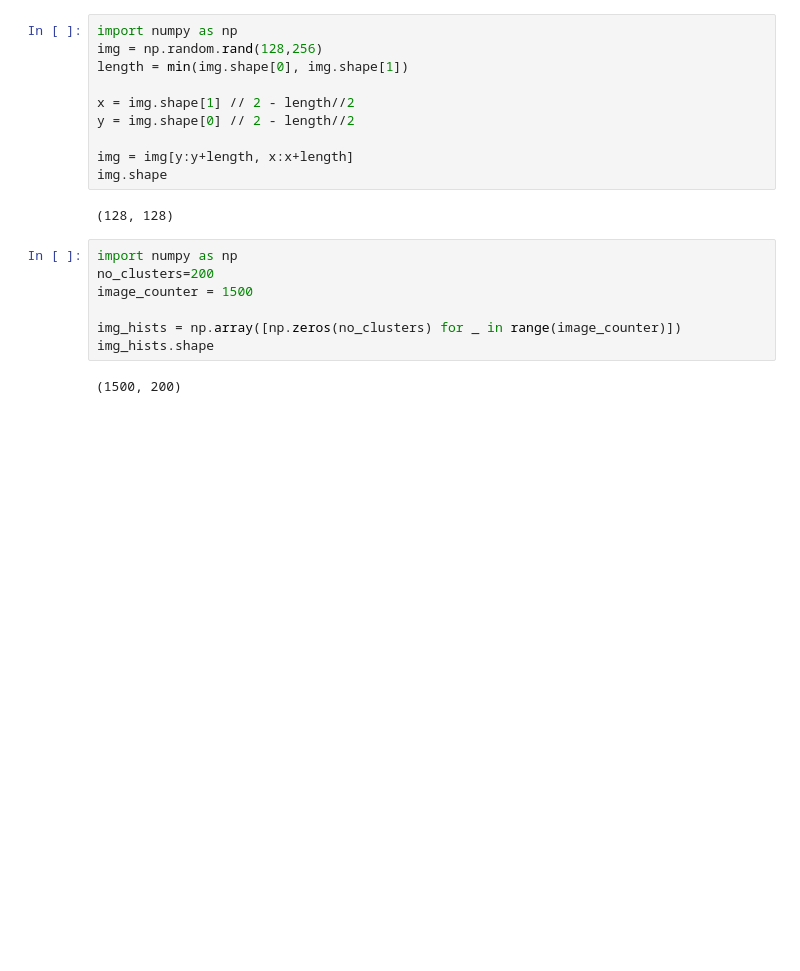
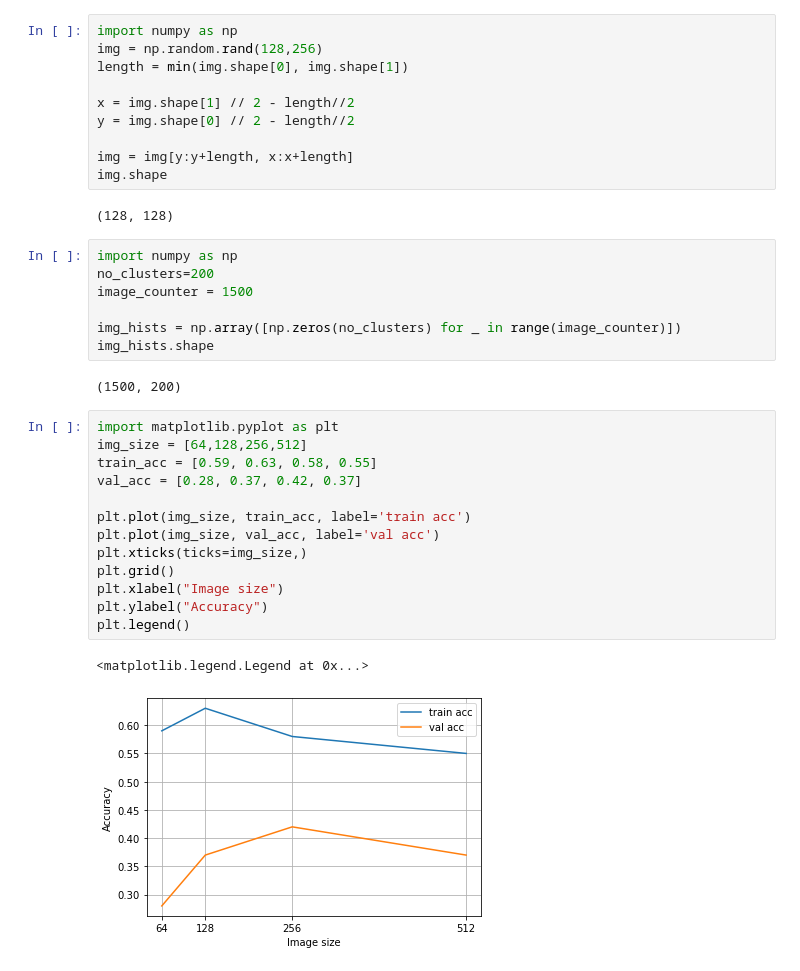
Before and after one commit to XuanLi728/CV_CourseWork3, a Jupyter notebook: src/test.ipynb, the cells around one changed output. Drawn from its saved outputs; the diff is of its cells as text; blank space fills up the shorter version.

```diff
--- a/src/test.ipynb
+++ b/src/test.ipynb
@@ -246,3 +246,19 @@ img_hists = np.array([np.zeros(no_clusters) for _ in range(image_counter)])
 img_hists.shape
 # %% [output]
 (1500, 200)
+# %%
+import matplotlib.pyplot as plt
+img_size = [64,128,256,512]
+train_acc = [0.59, 0.63, 0.58, 0.55]
+val_acc = [0.28, 0.37, 0.42, 0.37]
+
+plt.plot(img_size, train_acc, label='train acc')
+plt.plot(img_size, val_acc, label='val acc')
+plt.xticks(ticks=img_size,)
+plt.grid()
+plt.xlabel("Image size")
+plt.ylabel("Accuracy")
+plt.legend()
+# %% [output]
+<matplotlib.legend.Legend at 0x...>
+[figure, added]
```
Also changed, not shown: parts of 7 cells of this notebook, 12 other files.
